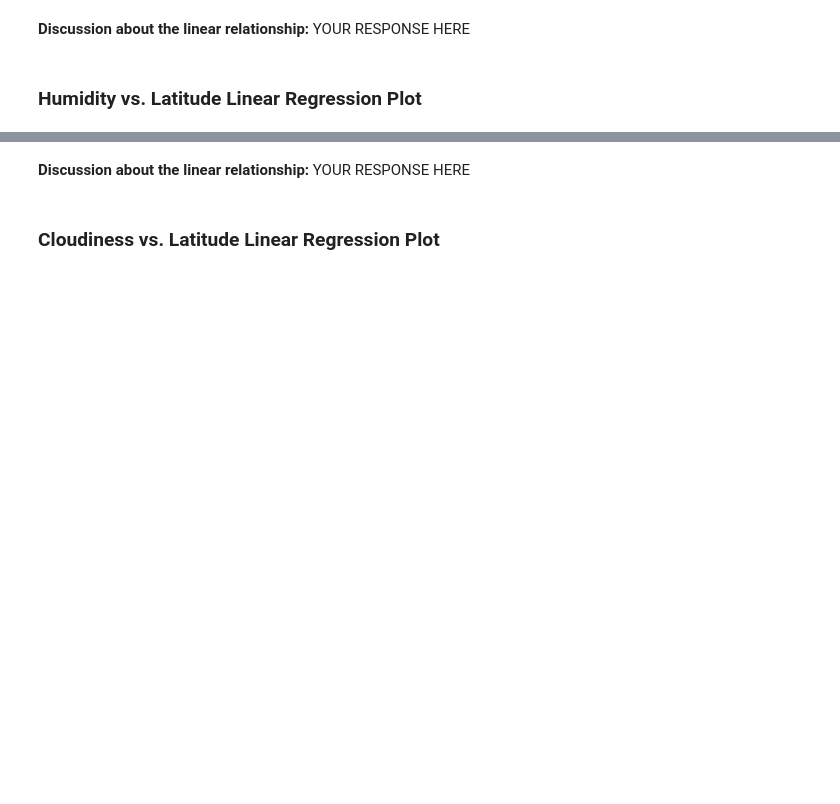
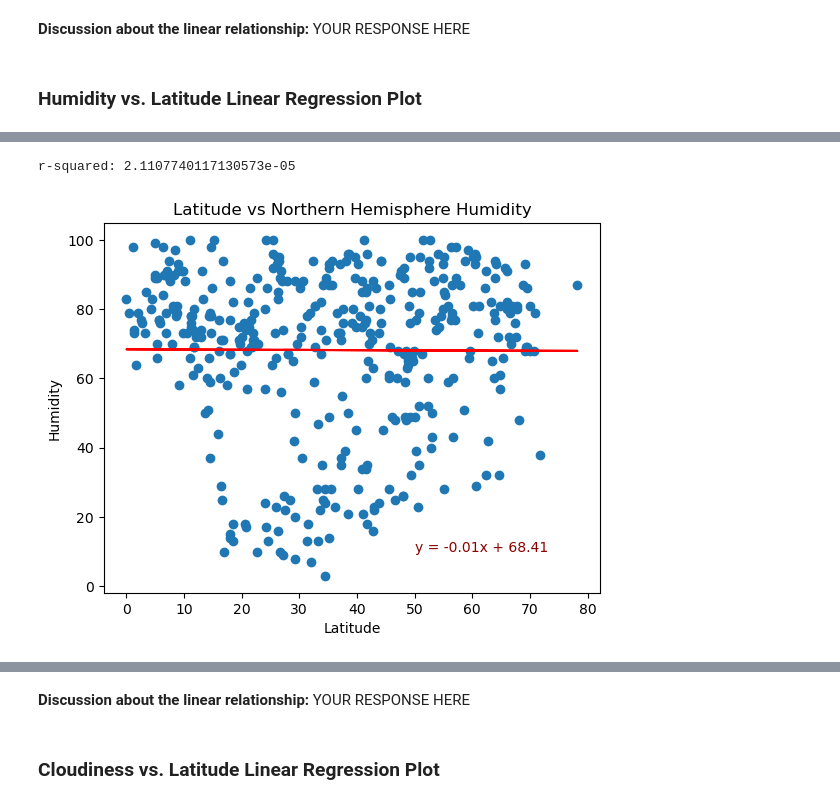
Before and after one commit to eric-blanchard/python-api-challenge, a Jupyter notebook: WeatherPy/WeatherPy.ipynb, the cells around one changed output, grey strips where cells are left out. Saved outputs shown, nothing was run; the diff lists cells and outputs as text; code cells hidden in the pictures; blank space fills up the shorter version.

```diff
--- a/WeatherPy/WeatherPy.ipynb
+++ b/WeatherPy/WeatherPy.ipynb
@@ -382,0 +377,12 @@ The r-value is: 0.0002808747046324607
+# %%
+# Northern Hemisphere
+north_lat = northern_hemi_df["Lat"]
+north_hum = northern_hemi_df["Humidity"]
+
+north_lat.reset_index(drop=True, inplace=True)
+north_hum.reset_index(drop=True, inplace=True)
+
+plot_linregress(north_lat, north_hum, "Humidity", "North", (50, 10))
+# %% [output]
+r-squared: 2.1107740117130573e-05
+[figure, added]
```
Also changed, not shown: parts of 30 cells of this notebook, 13 other files.
